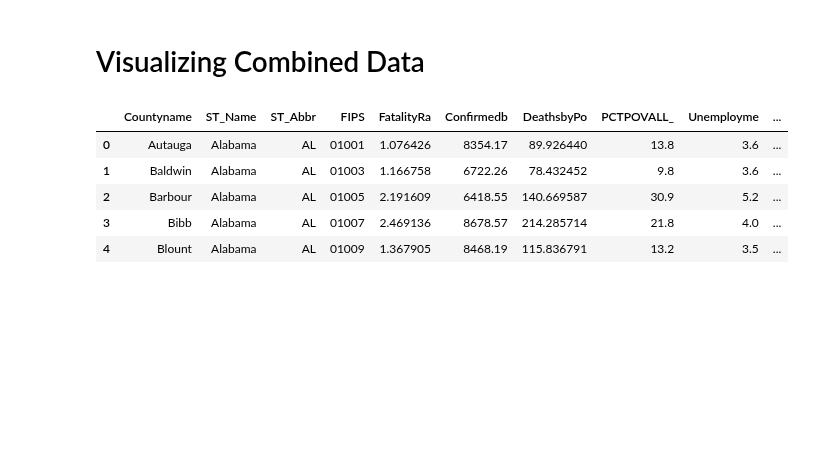
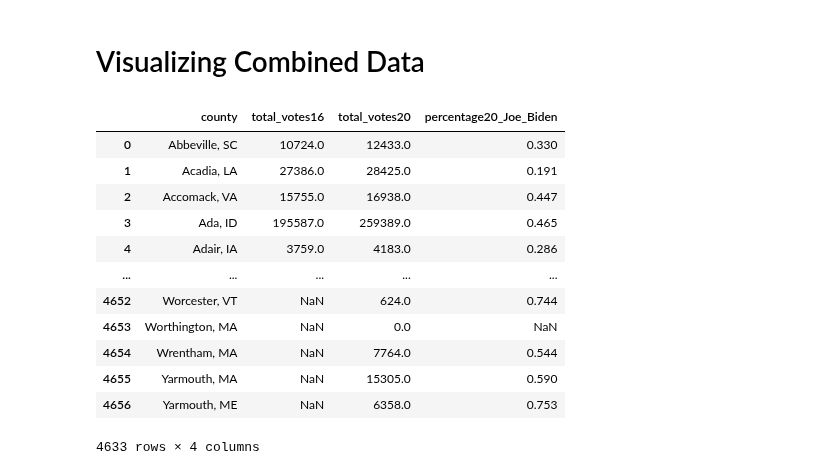
Before and after one commit to datascisteven/The-Masked-Politic, a Jupyter notebook: Phase_3_Project.ipynb, the cells around one changed output. Drawn from its saved outputs; the diff is of its cells as text; code cells hidden in the pictures; blank space fills up the shorter version.

```diff
--- a/Phase_3_Project.ipynb
+++ b/Phase_3_Project.ipynb
@@ -318,12 +261,27 @@ merged = geo.merge(df2020_2, on='FIPS')
-# %%
-merged.head()
-# %% [output]
-|  | Countyname | ST_Name | ST_Abbr | FIPS | FatalityRa | Confirmedb | DeathsbyPo | PCTPOVALL_ | Unemployme | ... |
-| 0 | Autauga | Alabama | AL | 01001 | 1.076426 | 8354.17 | 89.926440 | 13.8 | 3.6 | ... |
-| 1 | Baldwin | Alabama | AL | 01003 | 1.166758 | 6722.26 | 78.432452 | 9.8 | 3.6 | ... |
-| 2 | Barbour | Alabama | AL | 01005 | 2.191609 | 6418.55 | 140.669587 | 30.9 | 5.2 | ... |
-| 3 | Bibb | Alabama | AL | 01007 | 2.469136 | 8678.57 | 214.285714 | 21.8 | 4.0 | ... |
-| 4 | Blount | Alabama | AL | 01009 | 1.367905 | 8468.19 | 115.836791 | 13.2 | 3.5 | ... |
+# %%
+election = pd.read_csv('data/county_statistics.csv', index_col="Unnamed: 0")
+election = election[election.county != 'Unassigned']
+election['county'] = election['county'] + ', ' + election['state']
+# election.drop(['state'], axis=1, inplace=True)
+to_keep = ['county', 'total_votes16', 'total_votes20' , 'percentage20_Joe_Biden']
+election = election.dropna(subset=['votes20_Joe_Biden'])
+merge_elec = election[to_keep]
+# %%
+merge_elec
+# %% [output]
+|  | county | total_votes16 | total_votes20 | percentage20_Joe_Biden |
+| 0 | Abbeville, SC | 10724.0 | 12433.0 | 0.330 |
+| 1 | Acadia, LA | 27386.0 | 28425.0 | 0.191 |
+| 2 | Accomack, VA | 15755.0 | 16938.0 | 0.447 |
+| 3 | Ada, ID | 195587.0 | 259389.0 | 0.465 |
+| 4 | Adair, IA | 3759.0 | 4183.0 | 0.286 |
+| ... | ... | ... | ... | ... |
+| 4652 | Worcester, VT | NaN | 624.0 | 0.744 |
+| 4653 | Worthington, MA | NaN | 0.0 | NaN |
+| 4654 | Wrentham, MA | NaN | 7764.0 | 0.544 |
+| 4655 | Yarmouth, MA | NaN | 15305.0 | 0.590 |
+| 4656 | Yarmouth, ME | NaN | 6358.0 | 0.753 |
+4633 rows × 4 columns
 # %%
 merged_2 = merged.merge(nymask, on='FIPS')
 merged_2.head()
```
Also changed, not shown: parts of 36 cells of this notebook.
